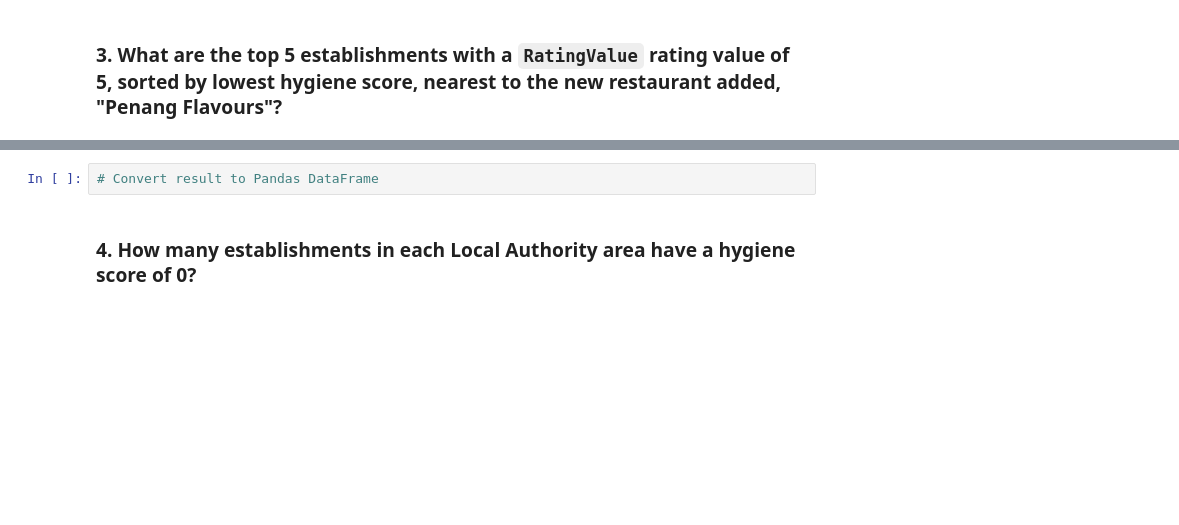
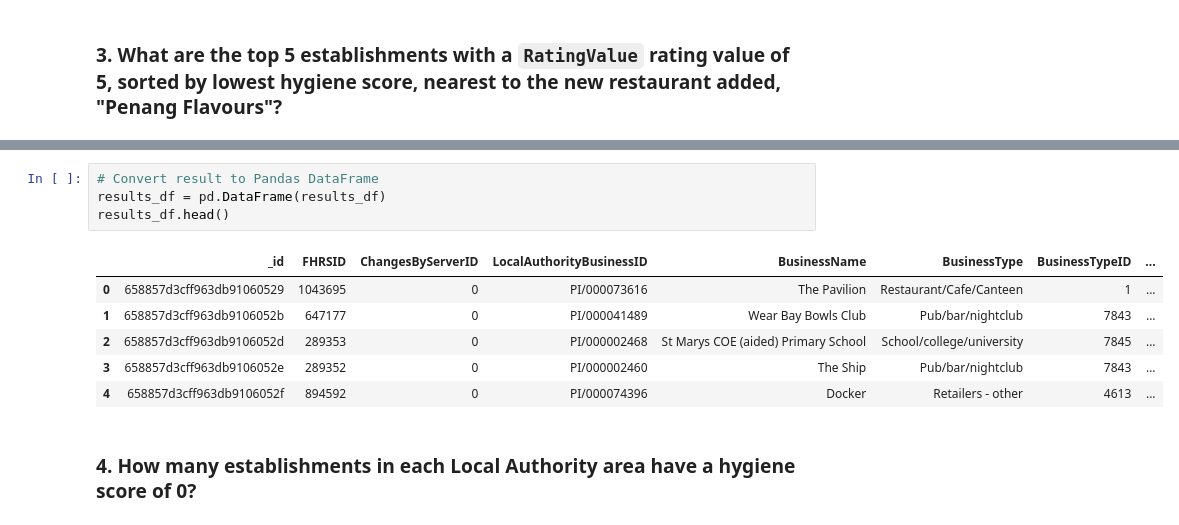
Before and after one commit to jonahkopp/nosql-challenge, a Jupyter notebook: NoSQL_analysis_starter.ipynb, the cells around one changed output, grey strips where cells are left out. Drawn from its saved outputs; the diff is of its cells as text; blank space fills up the shorter version.

```diff
--- a/NoSQL_analysis_starter.ipynb
+++ b/NoSQL_analysis_starter.ipynb
@@ -165,5 +197,14 @@ sort =
 # %%
 # Convert result to Pandas DataFrame
+results_df = pd.DataFrame(results_df)
+results_df.head()
+# %% [output]
+|  | _id | FHRSID | ChangesByServerID | LocalAuthorityBusinessID | BusinessName | BusinessType | BusinessTypeID | ... |
+| 0 | 658857d3cff963db91060529 | 1043695 | 0 | PI/000073616 | The Pavilion | Restaurant/Cafe/Canteen | 1 | ... |
+| 1 | 658857d3cff963db9106052b | 647177 | 0 | PI/000041489 | Wear Bay Bowls Club | Pub/bar/nightclub | 7843 | ... |
+| 2 | 658857d3cff963db9106052d | 289353 | 0 | PI/000002468 | St Marys COE (aided) Primary School | School/college/university | 7845 | ... |
+| 3 | 658857d3cff963db9106052e | 289352 | 0 | PI/000002460 | The Ship | Pub/bar/nightclub | 7843 | ... |
+| 4 | 658857d3cff963db9106052f | 894592 | 0 | PI/000074396 | Docker | Retailers - other | 4613 | ... |
 # %% [markdown]
 ### 4. How many establishments in each Local Authority area have a hygiene score of 0?
 # %%
```
Also changed, not shown: parts of 3 cells of this notebook.
